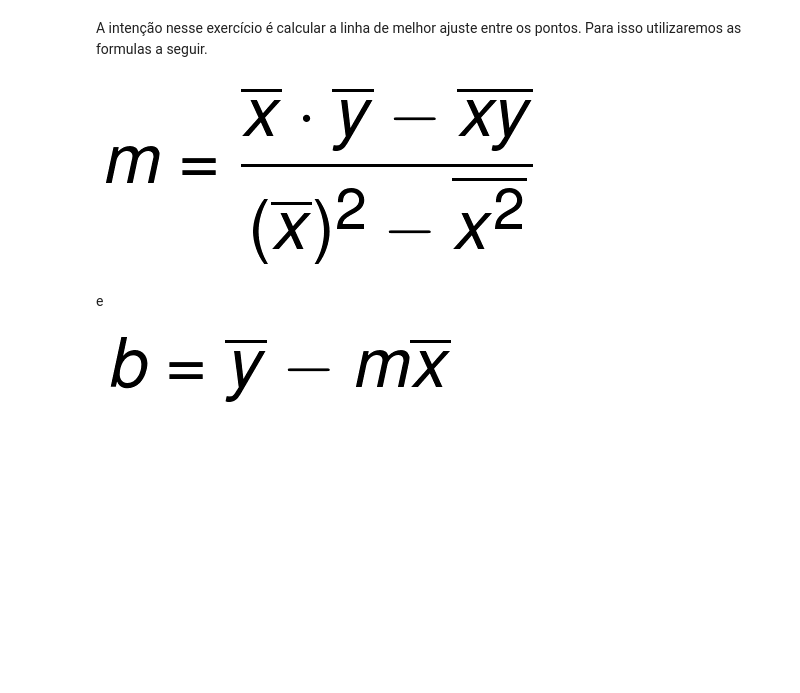
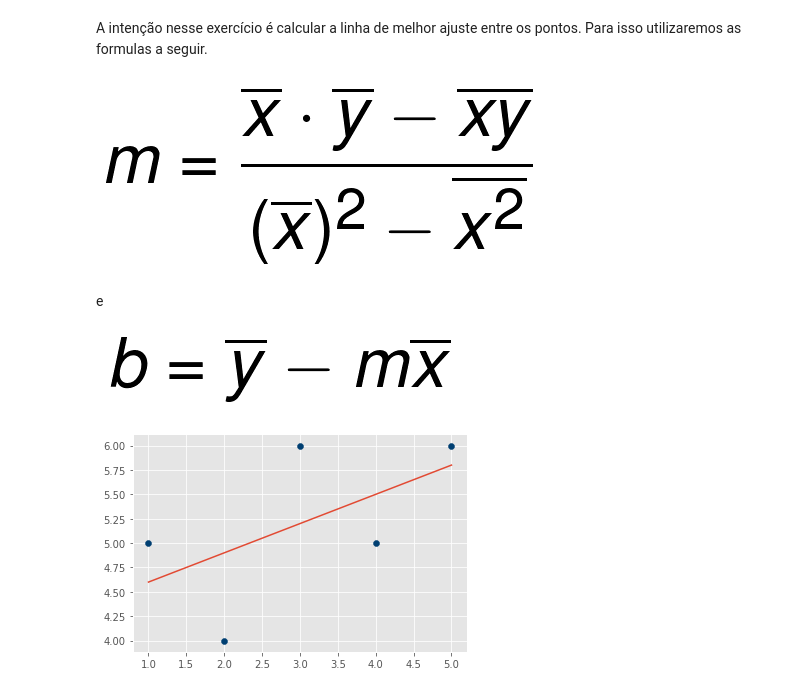
Before and after one commit to titocampos/estudo-crm, a Jupyter notebook: aula_20200121.ipynb, the cells around one changed output. Cells and saved outputs as stored; diff of their text form; code cells hidden in the pictures; blank space fills up the shorter version.

```diff
--- a/aula_20200121.ipynb
+++ b/aula_20200121.ipynb
@@ -23,3 +23,20 @@ A intenção nesse exercício é calcular a linha de melhor ajuste entre os pont
 e
 
 ![image.png](embedded-picture-2)
+# %%
+def calcular_pontos(xs,ys):
+    m = (((mean(xs)*mean(ys)) - mean(xs*ys)) /
+         ((mean(xs)**2) - mean(xs**2)))
+
+    b = mean(ys) - m*mean(xs)
+
+    return m, b
+
+m, b = calcular_pontos(xs,ys)
+line = [(m*x)+b for x in xs]
+
+plt.scatter(xs,ys,color='#003F72')
+plt.plot(xs, line)
+plt.show()
+# %% [output]
+[figure, added]
```
Also changed, not shown: parts of 1 cell of this notebook.
